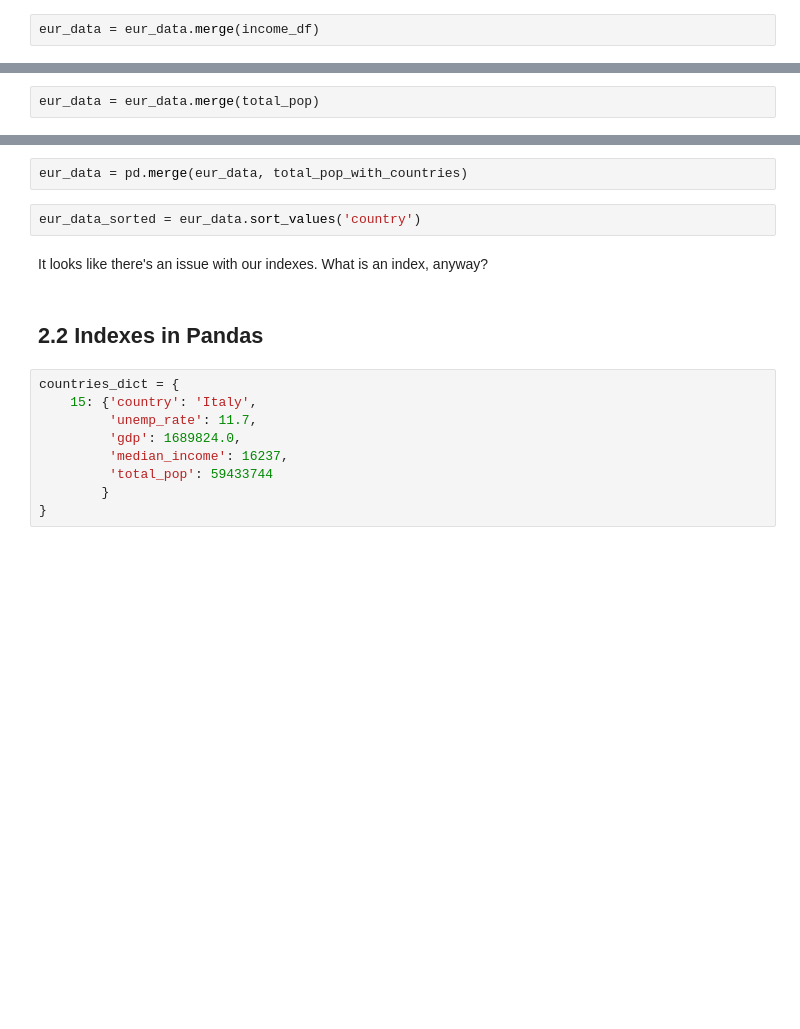
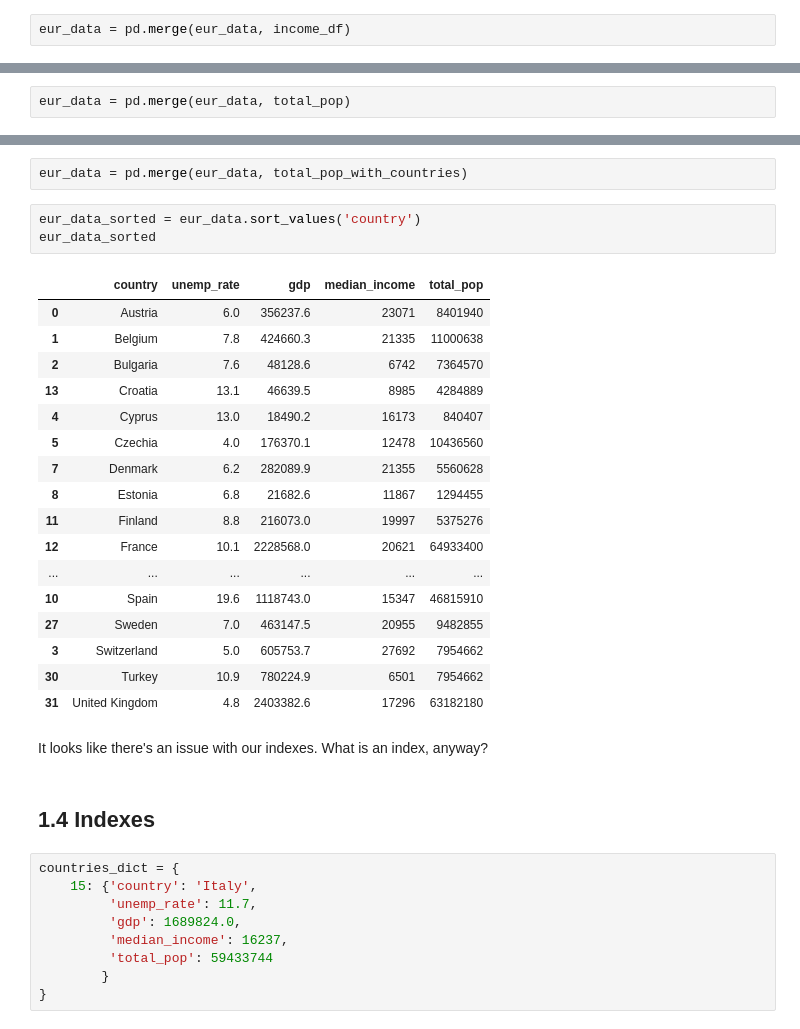
Before and after one commit to andymbryant/data-science-workshop, a Jupyter notebook: pandas/data-wrangling-master.ipynb, the cells around one changed output, grey strips where cells are left out. Drawn from its saved outputs; the diff is of its cells as text; blank space fills up the shorter version.

```diff
--- a/pandas/data-wrangling-master.ipynb
+++ b/pandas/data-wrangling-master.ipynb
@@ -107,4 +123,4 @@ income_df = pd.read_excel('./data/misc_data.xlsx', "Income")
 # %% [markdown]
 Let's merge this with our existing data.
 # %%
-eur_data = eur_data.merge(income_df)
+eur_data = pd.merge(eur_data, income_df)
@@ -115,7 +134,7 @@ pop_df_col_names = pop_df.columns
 # %%
 total_pop = pop_df['total_pop']
 # %%
-eur_data = eur_data.merge(total_pop)
+eur_data = pd.merge(eur_data, total_pop)
 # %% [output]
 MergeError: No common columns to perform merge on. Merge options: left_on=None, right_on=None, left_index=False, right_index=False
 # %%
@@ -126,10 +145,29 @@ Pandas is smart, but it's not clairvoyant!
 eur_data = pd.merge(eur_data, total_pop_with_countries)
 # %%
 eur_data_sorted = eur_data.sort_values('country')
+eur_data_sorted
+# %% [output]
+|  | country | unemp_rate | gdp | median_income | total_pop |
+| 0 | Austria | 6.0 | 356237.6 | 23071 | 8401940 |
+| 1 | Belgium | 7.8 | 424660.3 | 21335 | 11000638 |
+| 2 | Bulgaria | 7.6 | 48128.6 | 6742 | 7364570 |
+| 13 | Croatia | 13.1 | 46639.5 | 8985 | 4284889 |
+| 4 | Cyprus | 13.0 | 18490.2 | 16173 | 840407 |
+| 5 | Czechia | 4.0 | 176370.1 | 12478 | 10436560 |
+| 7 | Denmark | 6.2 | 282089.9 | 21355 | 5560628 |
+| 8 | Estonia | 6.8 | 21682.6 | 11867 | 1294455 |
+| 11 | Finland | 8.8 | 216073.0 | 19997 | 5375276 |
+| 12 | France | 10.1 | 2228568.0 | 20621 | 64933400 |
+| ... | ... | ... | ... | ... | ... |
+| 10 | Spain | 19.6 | 1118743.0 | 15347 | 46815910 |
+| 27 | Sweden | 7.0 | 463147.5 | 20955 | 9482855 |
+| 3 | Switzerland | 5.0 | 605753.7 | 27692 | 7954662 |
+| 30 | Turkey | 10.9 | 780224.9 | 6501 | 7954662 |
+| 31 | United Kingdom | 4.8 | 2403382.6 | 17296 | 63182180 |
 # %% [markdown]
 It looks like there's an issue with our indexes. What is an index, anyway?
-# %% [markdown]
-## 2.2 Indexes in Pandas
+# %% [markdown]
+## 1.4 Indexes
 # %%
 countries_dict = {
     15: {'country': 'Italy',
```
Also changed, not shown: parts of 60 cells of this notebook, 2 other files.
